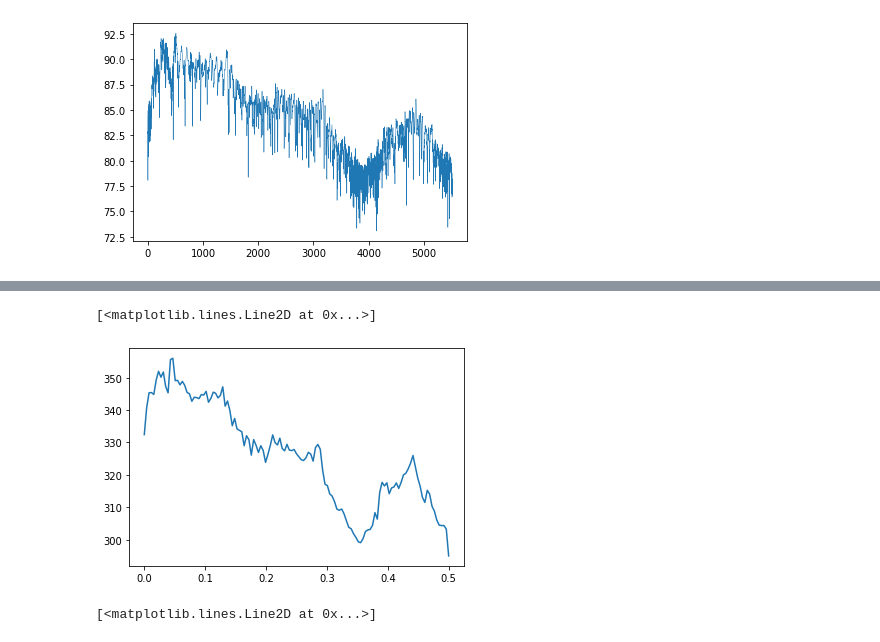
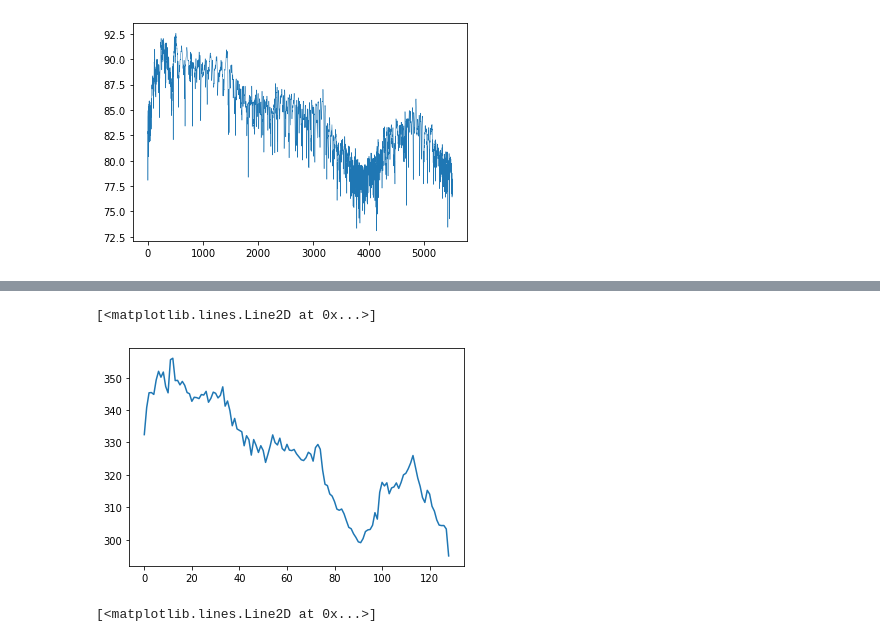
Before and after one commit to goznalo-git/AudioWaves, a Jupyter notebook: AudioWaves.ipynb, the cells around one changed output, grey strips where cells are left out. Saved outputs shown, nothing was run; the diff lists cells and outputs as text; code cells hidden in the pictures.

```diff
--- a/AudioWaves.ipynb
+++ b/AudioWaves.ipynb
@@ -154,8 +153,9 @@ Welfreq = spectrum.WelchPeriodogram(sound_info[:onesec_info]) # this is the freq
 # %%
-plt.plot(Welfreq[0][1],10*np.log10(Welfreq[0][0]))
+#plt.plot(Welfreq[0][1],10*np.log10(Welfreq[0][0]))
+plt.plot(10*np.log10(Welfreq[0][0]))
 # %% [output]
 [<matplotlib.lines.Line2D at 0x...>]
-[figure, old version]
+[figure, new version]
 # %%
 # This is a P-nearest-averaged spectrum.
 Danfreq = spectrum.DaniellPeriodogram(sound_info[:onesec_info],8) # this is the frequency spectrum
```
Also changed, not shown: parts of 8 cells of this notebook, 1 other file.
